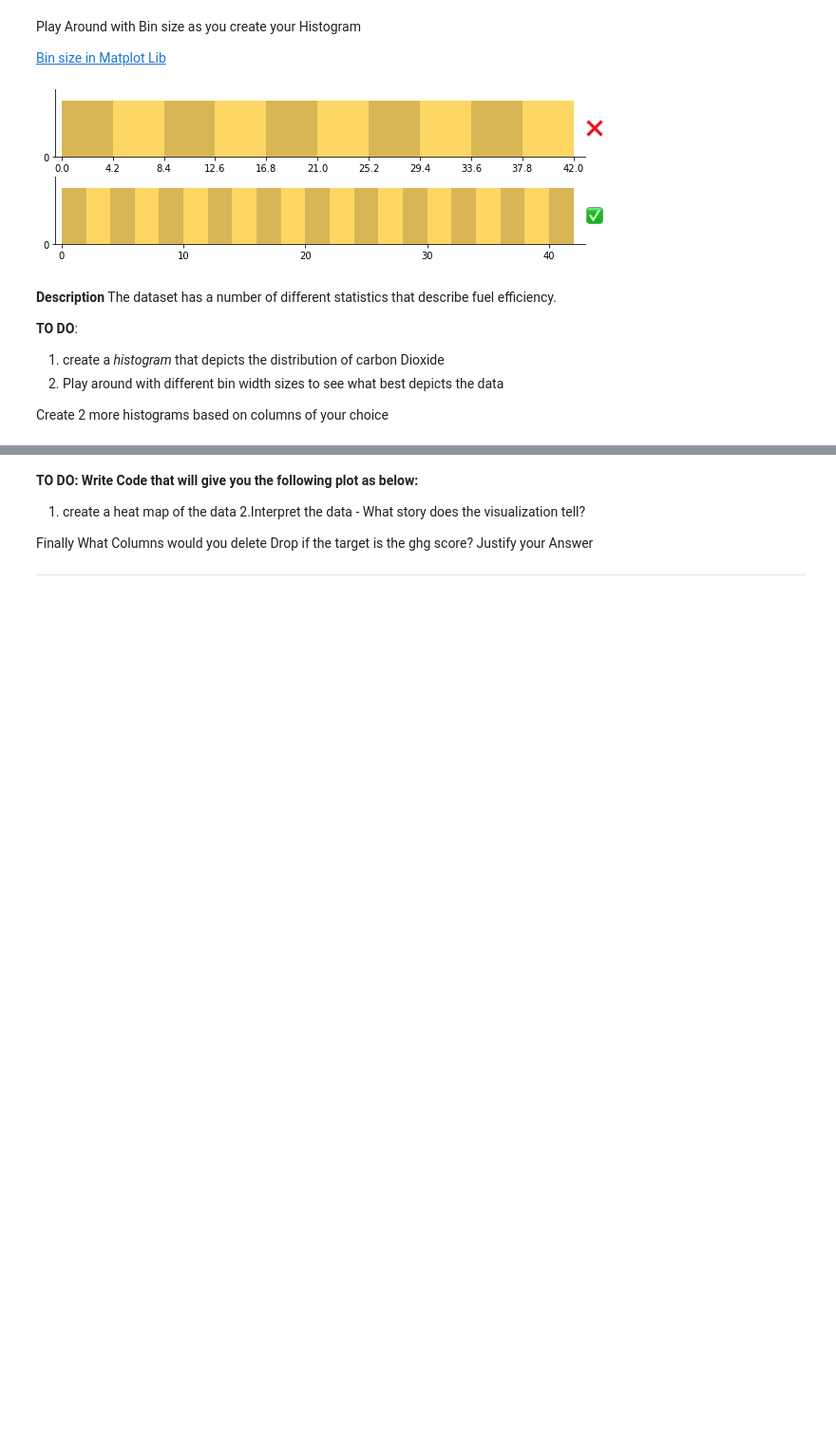
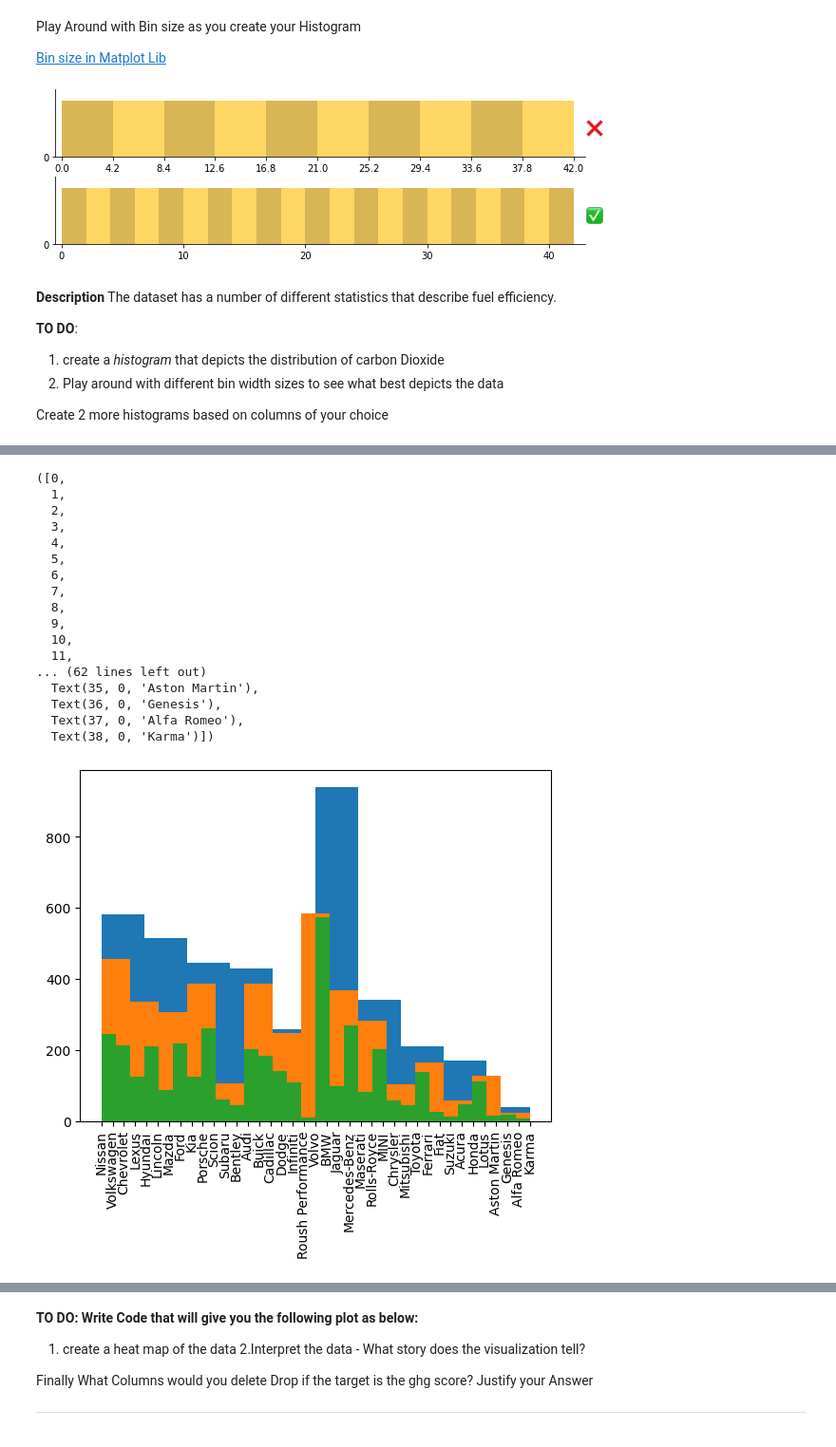
Before and after one commit to Terrymanzi/google_colab, a Jupyter notebook: Manzi_Terry_Plotting_Assignment.ipynb, the cells around one changed output, grey strips where cells are left out. Shown: that part at 95% size. Saved outputs shown, nothing was run; the diff lists cells and outputs as text; code cells hidden in the pictures; blank space fills up the shorter version.

```diff
--- a/Manzi_Terry_Plotting_Assignment.ipynb
+++ b/Manzi_Terry_Plotting_Assignment.ipynb
@@ -84,2 +79,28 @@ plt.hist(df.co2, bins=10)
+# %%
+# YOUR CODE HERE
+# make histo:
+plt.hist(df.make, bins=10)
+plt.hist(df.make, bins=15)
+plt.hist(df.make, bins=30)
+plt.xticks(rotation=90)
+# %% [output]
+([0,
+  1,
+  2,
+  3,
+  4,
+  5,
+  6,
+  7,
+  8,
+  9,
+  10,
+  11,
+... (62 lines left out)
+  Text(35, 0, 'Aston Martin'),
+  Text(36, 0, 'Genesis'),
+  Text(37, 0, 'Alfa Romeo'),
+  Text(38, 0, 'Karma')])
+[figure, added]
 # %%
 # YOUR CODE HERE
```
Also changed, not shown: parts of 5 cells of this notebook.
